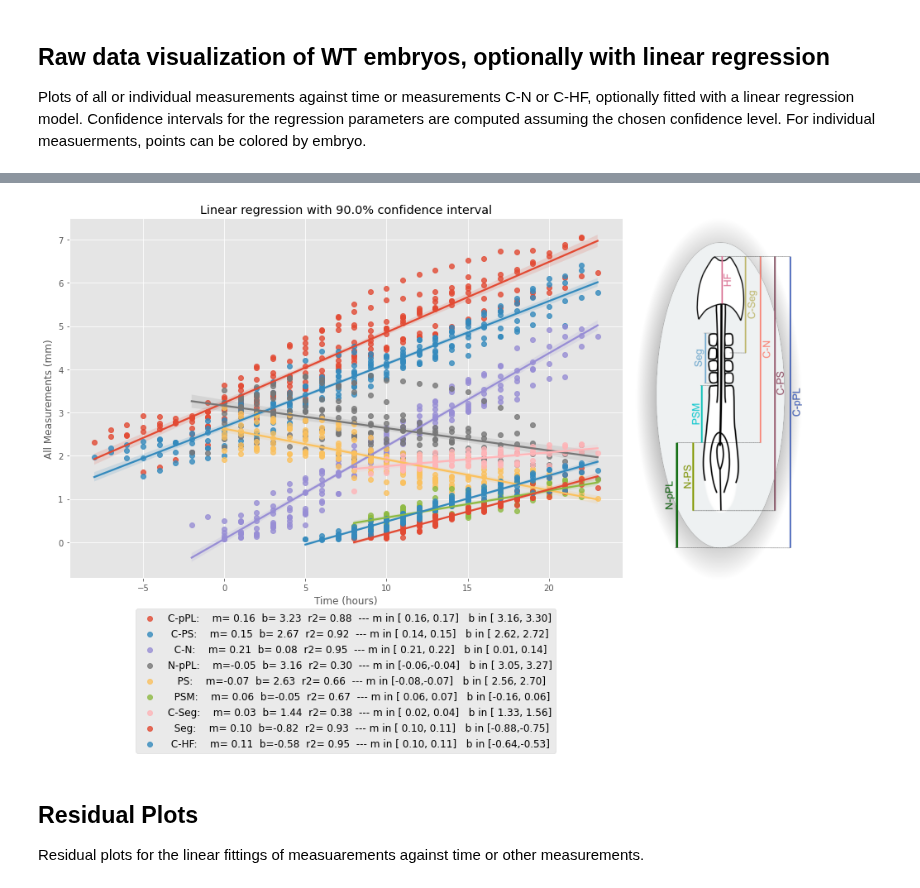
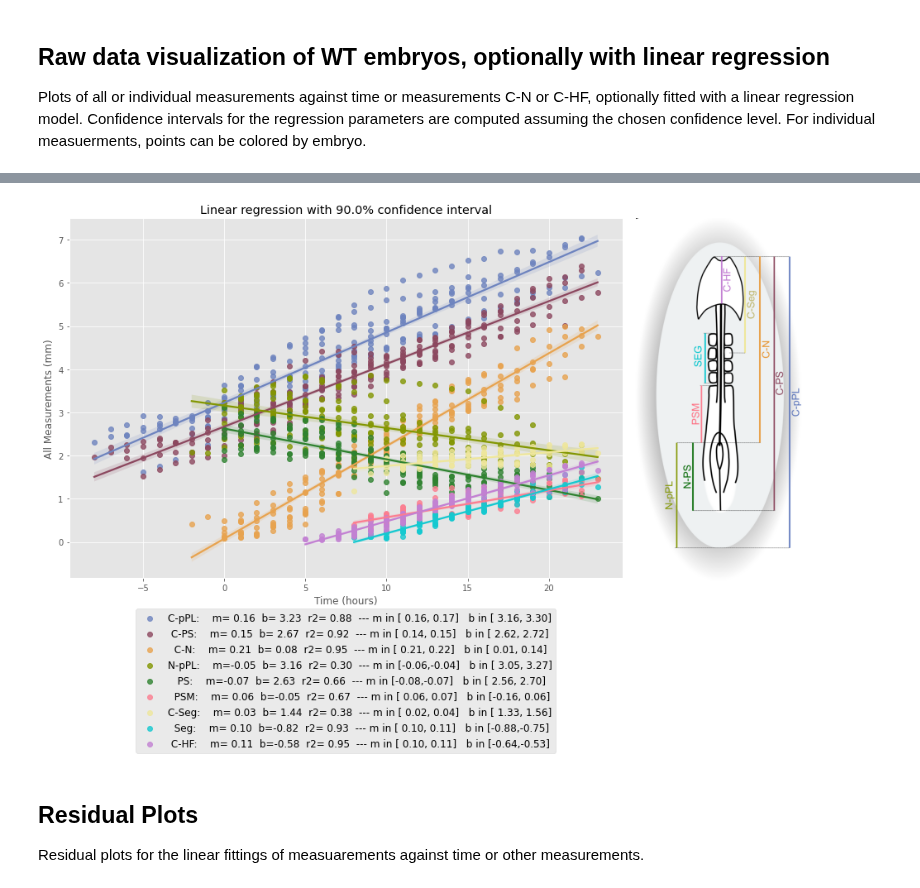
Before and after one commit to pjmartel/ChEEQ_tool, a Jupyter notebook: embryo_tool.ipynb, the cells around one changed output, grey strips where cells are left out. Saved outputs shown, nothing was run; the diff lists cells and outputs as text; code cells hidden in the pictures.

Commit message:
Line colors for elongation data match diagram colors.

```diff
--- a/embryo_tool.ipynb
+++ b/embryo_tool.ipynb
@@ -230,6 +230,7 @@ Plots of all or individual measurements against time or measurements C-N or C-HF
 # %%
 #@title {run: "auto"}
 from matplotlib.font_manager import FontProperties
+from matplotlib.colors import to_rgb
 fontP = FontProperties()
 fontP.set_size('large')
 fig, ax = plt.subplots(figsize=(12,8))
@@ -237,6 +238,18 @@ fig.set_facecolor("white")
 all_measures = ['C-pPL', 'C-PS', 'C-N', 'N-pPL', 'PS', 'PSM',
                'C-Seg', 'Seg', 'C-HF']
 export_button(fig,"linear_confidence.pdf")
+
+color_dict = {'C-pPL' : "#6e84bf",
+              'C-PS'  : "#8c485f",
+              'C-N'   : "#e8a34f",
+              'N-pPL' : "#839702",
+              'PS'    : "#2f8230",
+              'PSM'   : "#fc7e90",
+              'C-Seg' : "#efe79d",
+              'Seg'   : "#15c9d0",
+              'C-HF'  : "#c381d3" }
+
+color_dict = { k : to_rgb(v) for k, v in color_dict.items()}
 
 x_measure = 'Time' #@param ['C-N','C-HF', 'Time']
 y_measure = 'all' #@param ['all', 'C-pPL', 'C-PS', 'C-N', 'N-pPL', 'PS', 'PSM', 'C-Seg', 'Seg', 'C-HF']
@@ -279,36 +292,40 @@ for c in measures:
     ax = g.ax
     fig.set_size_inches(12,8)
     sb.regplot(ax=ax, x=x_measure, y=c,data=data_ref, label=label, fit_reg=fit_reg,scatter=False)
     ax.legend([label], loc=('upper left'))
 
   else:
-    sb.regplot(ax=ax, x=x_measure, y=c,data=data_ref, label=label, fit_reg=fit_reg)
+    sb.regplot(color=color_dict[c],
+               ax=ax, x=x_measure,
+               y=c,data=data_ref,
+               label=label,
+               fit_reg=fit_reg)
 
 
 #_ = ax.legend(bbox_to_anchor=(1,0.65))
 if y_measure == 'all':
   y_label = "All Measurements (mm)"
 else:
   y_label = y_measure + " (mm)"
 _ = ax.set_ylabel(y_label)
 if x_measure == 'Time':
   _ = ax.set_xlabel(ax.get_xlabel()+" (hours)")
 else:
   _ = ax.set_xlabel(ax.get_xlabel()+" (mm)")
 
 if fit_reg and not color_by_embryo :
   x_offset = -0.5 if y_measure == 'all' else -0.2
 #  _ = ax.legend(bbox_to_anchor=(1.,0.5), loc=('center left'),prop=fontP)
   _ = ax.legend(bbox_to_anchor=(0.5, x_offset), loc=('lower center'),prop=fontP)
 
 # Add measurement image to axes
-im = plt.imread('measurements.png')
+im = plt.imread('measurements_color.png')
 newax = fig.add_axes([0.0, 0.12, 1.15, 0.76], anchor='E')
 newax.imshow(im)
 _ = newax.axis('off')
 # %% [output]
 [interactive output not drawn]
-[figure, old version]
+[figure, new version]
 # %% [markdown]
 ## Residual Plots
 Residual plots for the linear fittings of measuarements against time or other measurements.
```
Also changed, not shown: parts of 4 cells of this notebook.
